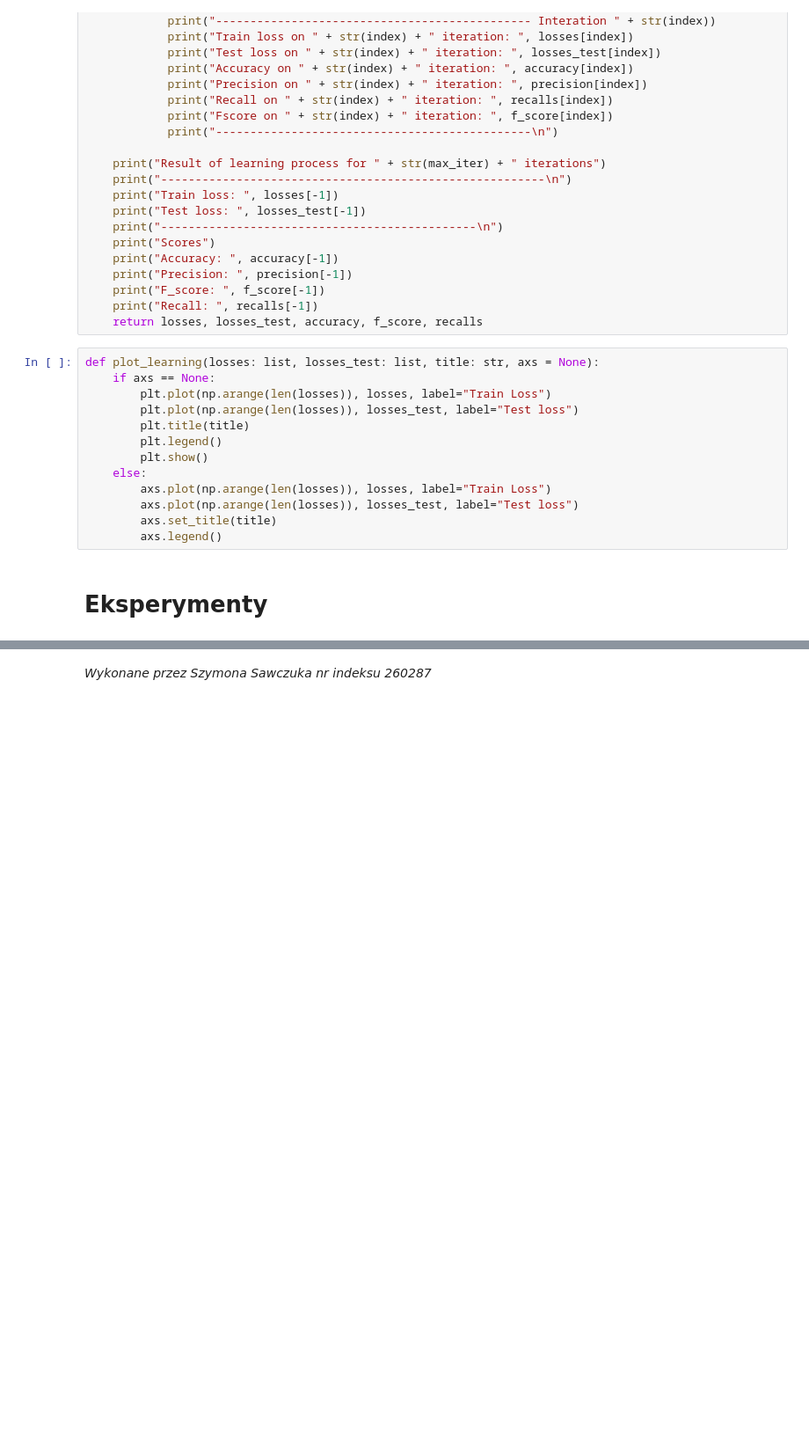
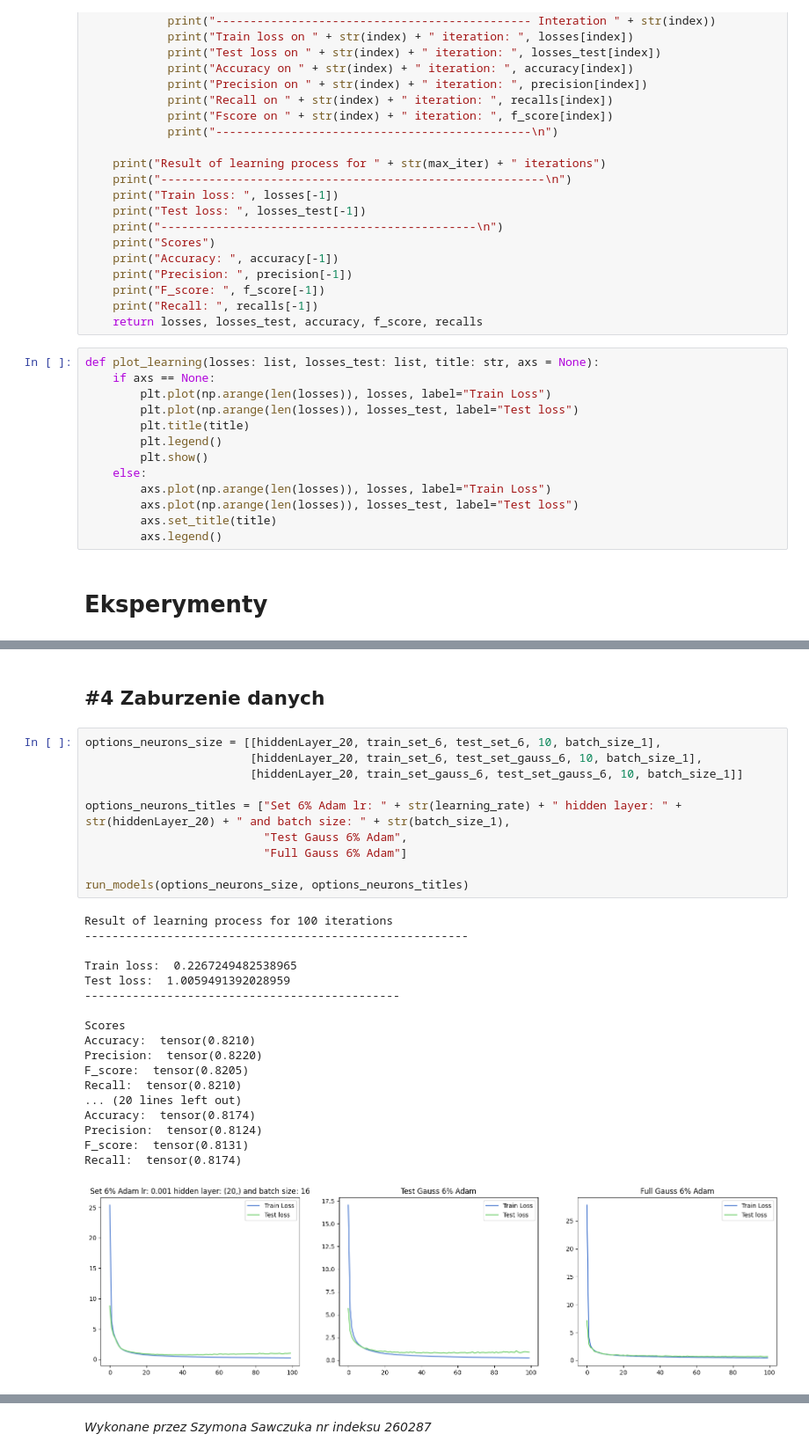
Before and after one commit to SzymonSawczuk/neural-networks, a Jupyter notebook: lab5/Ćwiczenie_5_Szymon_Sawczuk_260287.ipynb, the cells around one changed output, grey strips where cells are left out. Shown at 88% size. Cells and saved outputs as stored; diff of their text form; blank space fills up the shorter version.

Commit message:
Add full notebook

```diff
--- a/lab5/Ćwiczenie_5_Szymon_Sawczuk_260287.ipynb
+++ b/lab5/Ćwiczenie_5_Szymon_Sawczuk_260287.ipynb
@@ -258,0 +347,31 @@ Recall:  tensor(0.7753)
+# %% [markdown]
+<h2>#4 Zaburzenie danych</h2>
+# %%
+options_neurons_size = [[hiddenLayer_20, train_set_6, test_set_6, 10, batch_size_1],
+                        [hiddenLayer_20, train_set_6, test_set_gauss_6, 10, batch_size_1],
+                        [hiddenLayer_20, train_set_gauss_6, test_set_gauss_6, 10, batch_size_1]]
+
+options_neurons_titles = ["Set 6% Adam lr: " + str(learning_rate) + " hidden layer: " + str(hiddenLayer_20) + " and batch size: " + str(batch_size_1),
+                          "Test Gauss 6% Adam",
+                          "Full Gauss 6% Adam"]
+
+run_models(options_neurons_size, options_neurons_titles)
+# %% [output]
+Result of learning process for 100 iterations
+--------------------------------------------------------
+
+Train loss:  0.2267249482538965
+Test loss:  1.0059491392028959
+----------------------------------------------
+
+Scores
+Accuracy:  tensor(0.8210)
+Precision:  tensor(0.8220)
+F_score:  tensor(0.8205)
+Recall:  tensor(0.8210)
+... (20 lines left out)
+Accuracy:  tensor(0.8174)
+Precision:  tensor(0.8124)
+F_score:  tensor(0.8131)
+Recall:  tensor(0.8174)
+[figure, added]
```
Also changed, not shown: parts of 24 cells of this notebook.
